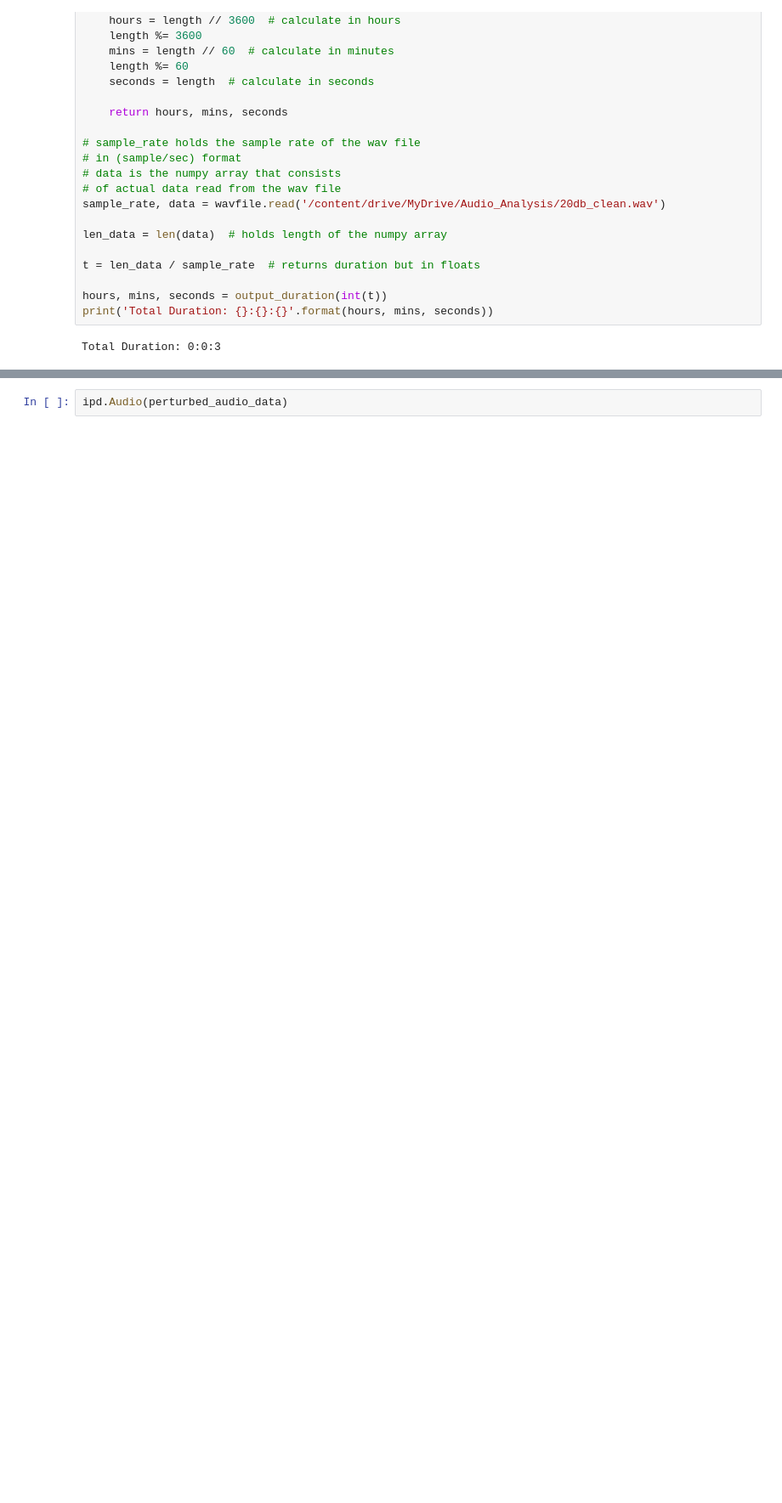
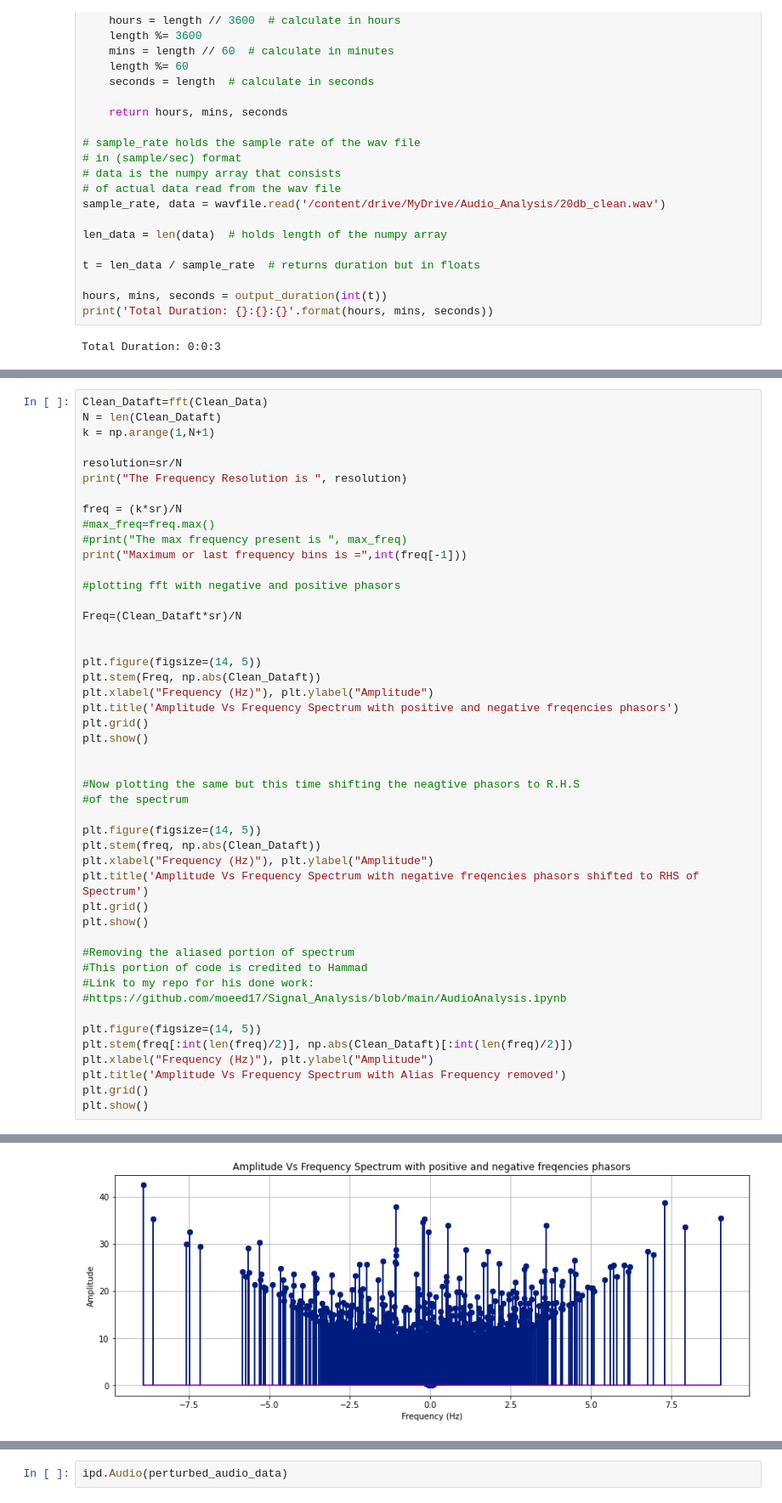
Before and after one commit to moeed17/AudioSignal_Perturbation_Analysis, a Jupyter notebook: Audio_Analysis.ipynb, the cells around one changed output, grey strips where cells are left out. Shown at 85% size. Drawn from its saved outputs; the diff is of its cells as text; blank space fills up the shorter version.

```diff
--- a/Audio_Analysis.ipynb
+++ b/Audio_Analysis.ipynb
@@ -127,0 +113,48 @@ plt.show()
+# %%
+Clean_Dataft=fft(Clean_Data)
+N = len(Clean_Dataft)
+k = np.arange(1,N+1)
+
+resolution=sr/N
+print("The Frequency Resolution is ", resolution)
+
+freq = (k*sr)/N
+#max_freq=freq.max()
+#print("The max frequency present is ", max_freq)
+print("Maximum or last frequency bins is =",int(freq[-1]))
+
+#plotting fft with negative and positive phasors
+
+Freq=(Clean_Dataft*sr)/N
+
+
+plt.figure(figsize=(14, 5))
+plt.stem(Freq, np.abs(Clean_Dataft))
+plt.xlabel("Frequency (Hz)"), plt.ylabel("Amplitude")
+plt.title('Amplitude Vs Frequency Spectrum with positive and negative freqencies phasors')
+plt.grid()
+plt.show()
+
+
+#Now plotting the same but this time shifting the neagtive phasors to R.H.S
+#of the spectrum
+
+plt.figure(figsize=(14, 5))
+plt.stem(freq, np.abs(Clean_Dataft))
+plt.xlabel("Frequency (Hz)"), plt.ylabel("Amplitude")
+plt.title('Amplitude Vs Frequency Spectrum with negative freqencies phasors shifted to RHS of Spectrum')
+plt.grid()
+plt.show()
+
+#Removing the aliased portion of spectrum
+#This portion of code is credited to Hammad
+#Link to my repo for his done work:
+#https://github.com/moeed17/Signal_Analysis/blob/main/AudioAnalysis.ipynb
+
+plt.figure(figsize=(14, 5))
+plt.stem(freq[:int(len(freq)/2)], np.abs(Clean_Dataft)[:int(len(freq)/2)])
+plt.xlabel("Frequency (Hz)"), plt.ylabel("Amplitude")
+plt.title('Amplitude Vs Frequency Spectrum with Alias Frequency removed')
+plt.grid()
+plt.show()
+# %% [output]
@@ -127,0 +163 @@ plt.show()
+[figure, added]
```
Also changed, not shown: parts of 12 cells of this notebook.
